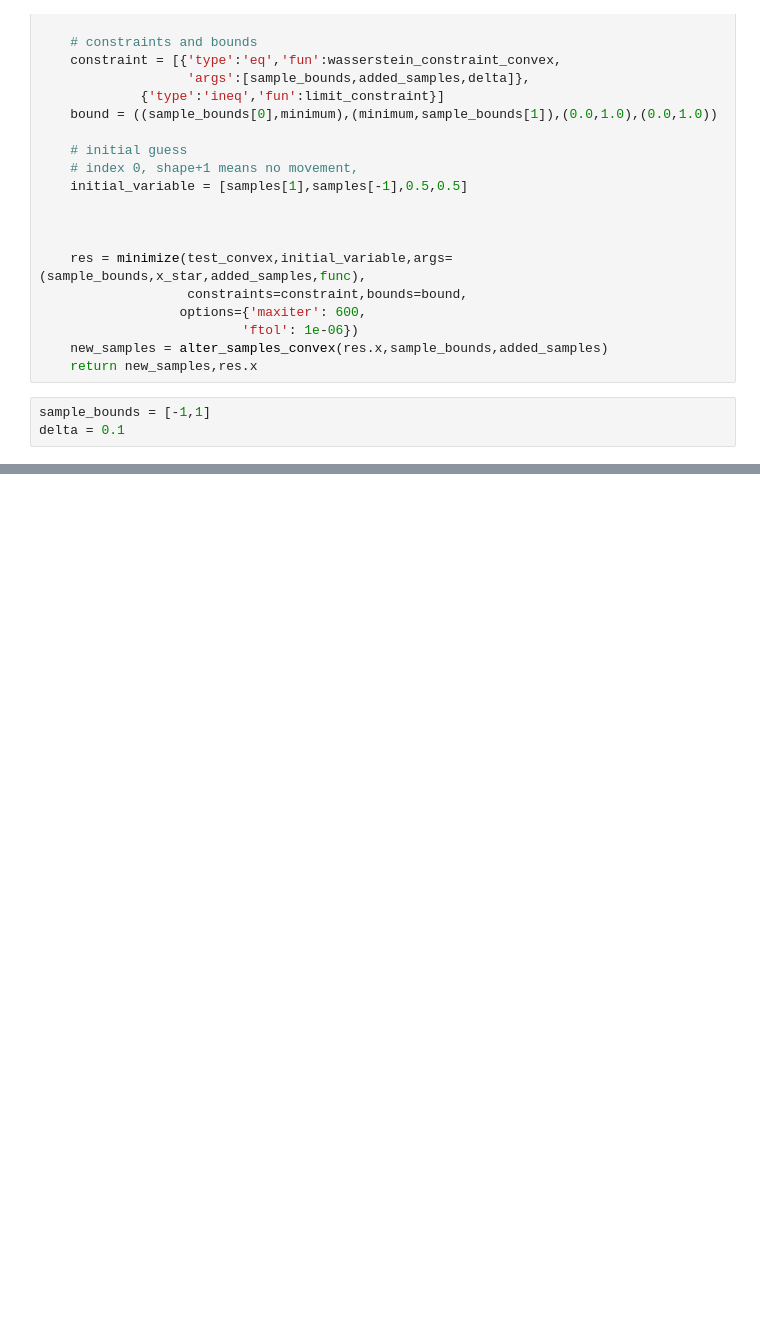
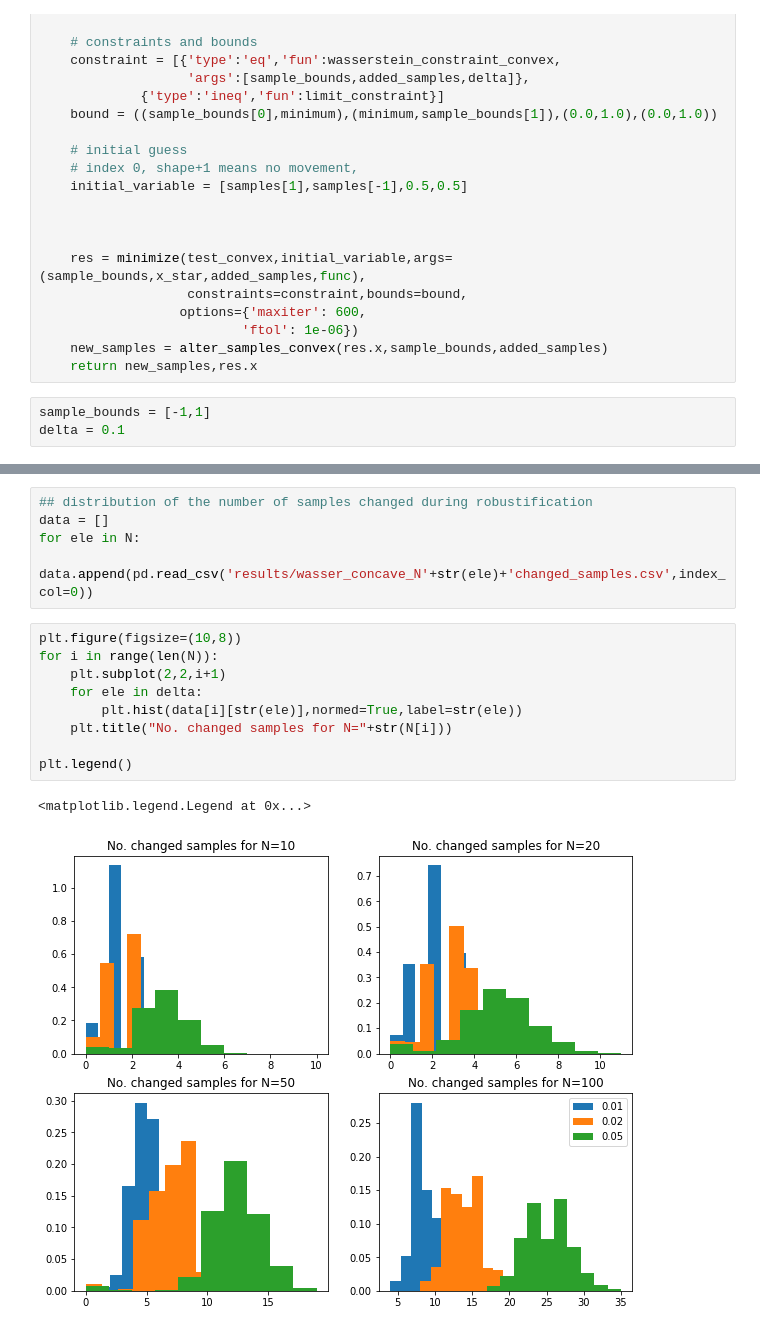
Before and after one commit to harrisonnguyen/stochastic_optimisation, a Jupyter notebook: Robustification/wasserstein_v2.ipynb, the cells around one changed output, grey strips where cells are left out. Drawn from its saved outputs; the diff is of its cells as text; blank space fills up the shorter version.

```diff
--- a/Robustification/wasserstein_v2.ipynb
+++ b/Robustification/wasserstein_v2.ipynb
@@ -281,0 +331,17 @@ IndexError: index 12 is out of bounds for axis 0 with size 12
+# %%
+## distribution of the number of samples changed during robustification
+data = []
+for ele in N:
+    data.append(pd.read_csv('results/wasser_concave_N'+str(ele)+'changed_samples.csv',index_col=0))
+# %%
+plt.figure(figsize=(10,8))
+for i in range(len(N)):
+    plt.subplot(2,2,i+1)
+    for ele in delta:
+        plt.hist(data[i][str(ele)],normed=True,label=str(ele))
+    plt.title("No. changed samples for N="+str(N[i]))
+
+plt.legend()
+# %% [output]
+<matplotlib.legend.Legend at 0x...>
+[figure, added]
```
Also changed, not shown: parts of 13 cells of this notebook, 8 other files.
